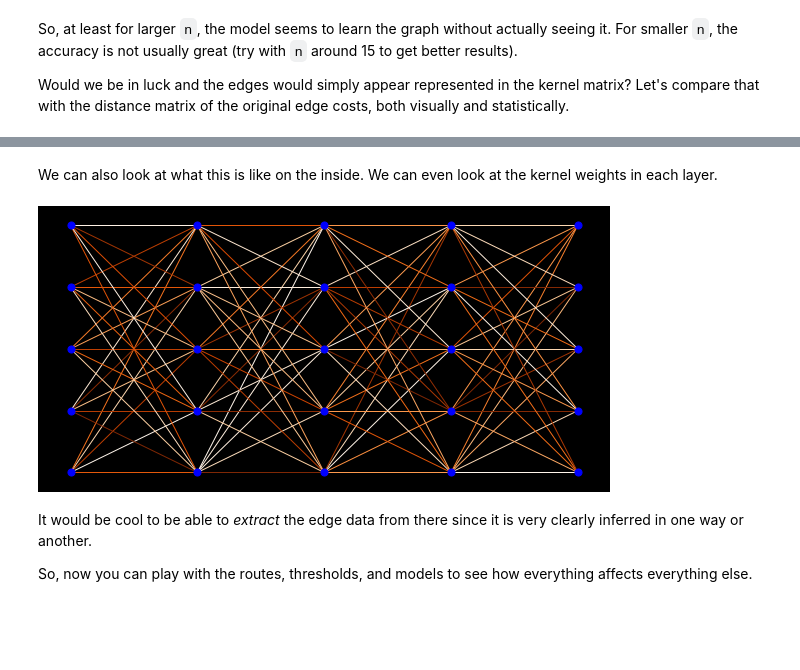
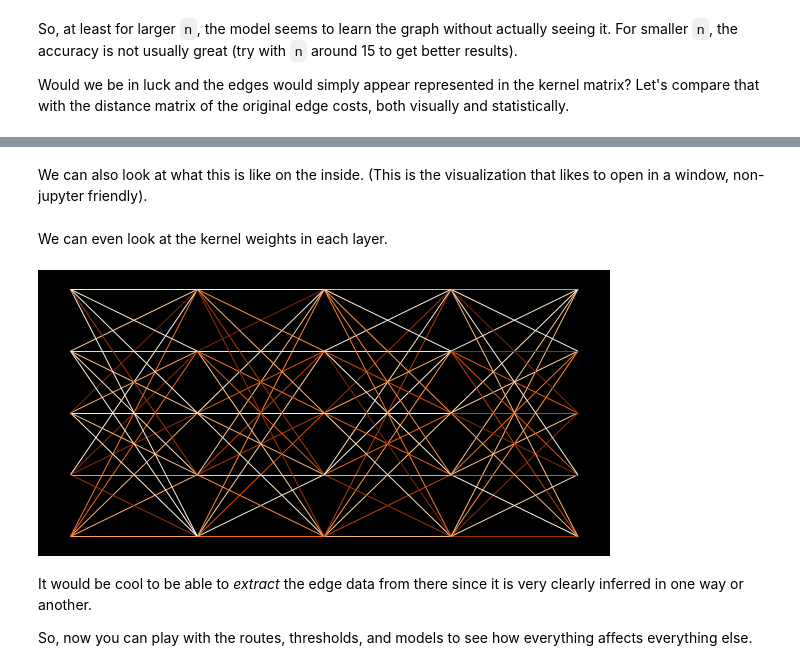
Before and after one commit to satuelisa/DiscreteMath, a Jupyter notebook: demo/demo.ipynb, the cells around one changed output, grey strips where cells are left out. Cells and saved outputs as stored; diff of their text form; code cells hidden in the pictures; blank space fills up the shorter version.

```diff
--- a/demo/demo.ipynb
+++ b/demo/demo.ipynb
@@ -894,0 +904,23 @@ The correlation is 0.2777070045536434
+# %%
+def mindiag(matrix): # reorder the columns to put minimal elements on
+    n, m = matrix.shape
+    assert n == m # square only
+    ordered = dict()
+    used = set()
+    high = np.max(matrix) * 2
+    while len(ordered) < n:
+        low = high
+        pick = None
+        for x in range(n): # rows
+            if not x in ordered:
+                for y in range(n): # columns
+                    if not y in used:
+                        v = matrix[x][y]
+                        if v < low:
+                            low = v
+                            pick = (x, y)
+        (x, y) = pick
+        ordered[x] = matrix[:, y]
+        used.add(y)
+    return np.column_stack([ ordered[v] for v in range(n) ])
+Io = mindiag(normalize(I))
@@ -894,0 +939,5 @@ The correlation is 0.2777070045536434
+# %%
+i = Io.flatten() # 1D
+d = D.flatten() # 1D
+corr = np.corrcoef(i, d)[0][-1]
+print(f'The correlation is {corr}') # nope
@@ -928,0 +982,2 @@ This one had 0.549 loss and 0.667 accuracy
+# %% [markdown]
+We can also look at what this is like on the inside. (This is the visualization that likes to open in a window, non-jupyter friendly).
@@ -929,41 +986,41 @@ This one had 0.549 loss and 0.667 accuracy
 # %% [markdown]
-We can also look at what this is like on the inside. We can even look at the kernel weights in each layer.
+We can even look at the kernel weights in each layer.
 # %%
-from keras_visualizer import visualizer
-visualizer(deep, filename = 'deep', format = 'png', view = True)
-
 # since we do not know how in maps the vertices
 # on the layers internally, we can but visualize the structure
 W = deep.get_weights()
 Gd = Graph()
 dpos = dict()
 for layer in range(n):
     w = normalize(W[2 * layer])
     for v in range(n):
         vl = f'{layer}.{v}'
         Gd.add_node(vl)
         dpos[vl] = (layer, v) # position by layer
         if layer > 0: # link it to the previous layer, all positions
             for u in range(n):
                 Gd.add_edge(vl, f'{layer-1}.{u}', weight = w[v][u]) # we use the kernel matrix
 
 # set up how we want the visualization to look
 plt.rcParams['figure.figsize'] = (2 * n, n) # we need this _wide_
-opt = { 'node_color': 'blue', 'with_labels': False, 'node_size': 50, 'width': 1 }
+opt = { 'with_labels': False, 'node_size': 50, 'width': 1 }
 fig, ax = plt.subplots()
-from networkx import get_edge_attributes
+from networkx import get_edge_attributes, get_node_attributes
 wm = get_edge_attributes(Gd, 'weight').values()
+wn = list(get_node_attributes(Gd, 'weight').values())
 draw(Gd, pos = dpos,
+    cmap = plt.get_cmap('Blues'), # color the nodes with their weights
      edge_cmap = plt.get_cmap('Oranges'), # the same palette works
+     node_color = wn, # node colors from weights
      edge_color = wm, # edge colors from weights
      **opt)
 ax.set_facecolor('black')
 fig.set_facecolor('black')
 ax.axis('off')
 plt.show() # somewhere in there, our edges are hiding :)
 plt.close()
 # %% [output]
-[figure, old version]
+[figure, new version]
 # %% [markdown]
 It would be cool to be able to *extract* the edge data from there since it is very clearly inferred in one way or another.
 
```
Also changed, not shown: parts of 34 cells of this notebook, 1 other file.
